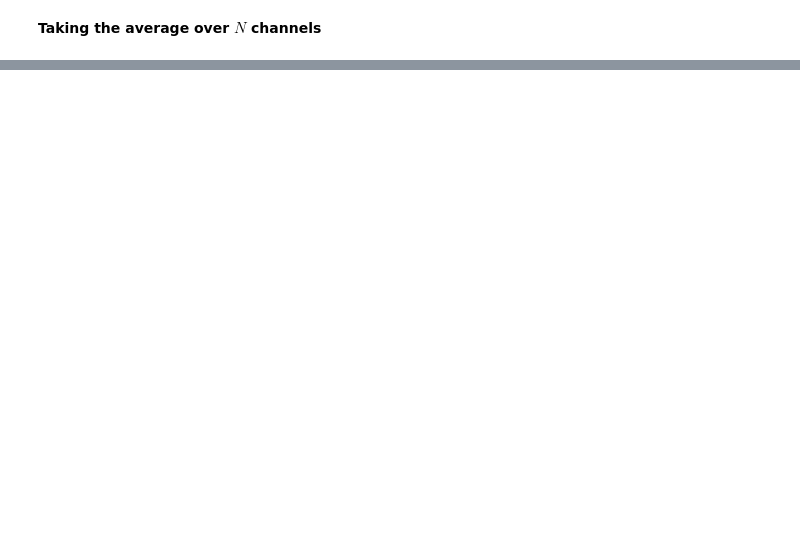
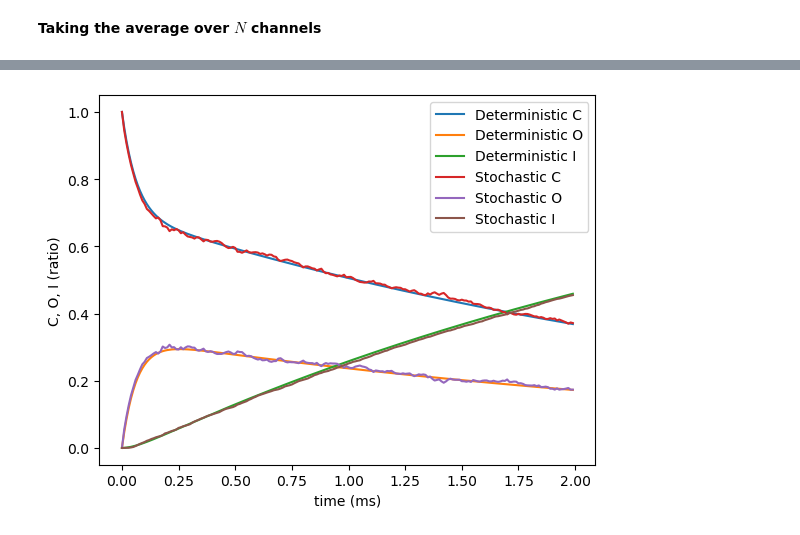
Before and after one commit to rakshakonanur/SSCP_lectures_RK, a Jupyter notebook: L04 (Ion Channel Gating)/stochastic_L4.ipynb, the cells around one changed output, grey strips where cells are left out. Drawn from its saved outputs; the diff is of its cells as text; code cells hidden in the pictures; blank space fills up the shorter version.

```diff
--- a/L04 (Ion Channel Gating)/stochastic_L4.ipynb
+++ b/L04 (Ion Channel Gating)/stochastic_L4.ipynb
@@ -147,0 +147,10 @@ plt.show()
+# %%
+# write your plotting command here
+plt.plot(t,Y);
+plt.plot(t,p0,t,p1,t,p2);
+plt.legend(('Deterministic C','Deterministic O','Deterministic I','Stochastic C','Stochastic O','Stochastic I'))
+plt.xlabel('time (ms)')
+plt.ylabel('C, O, I (ratio)')
+plt.show()
+# %% [output]
+[figure, added]
```
Also changed, not shown: parts of 6 cells of this notebook, 2 other files.
